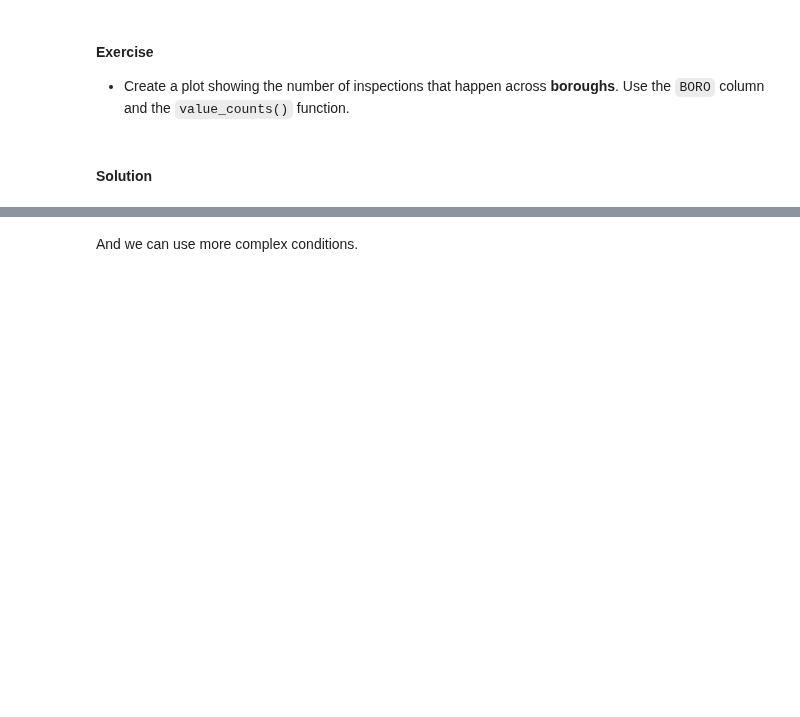
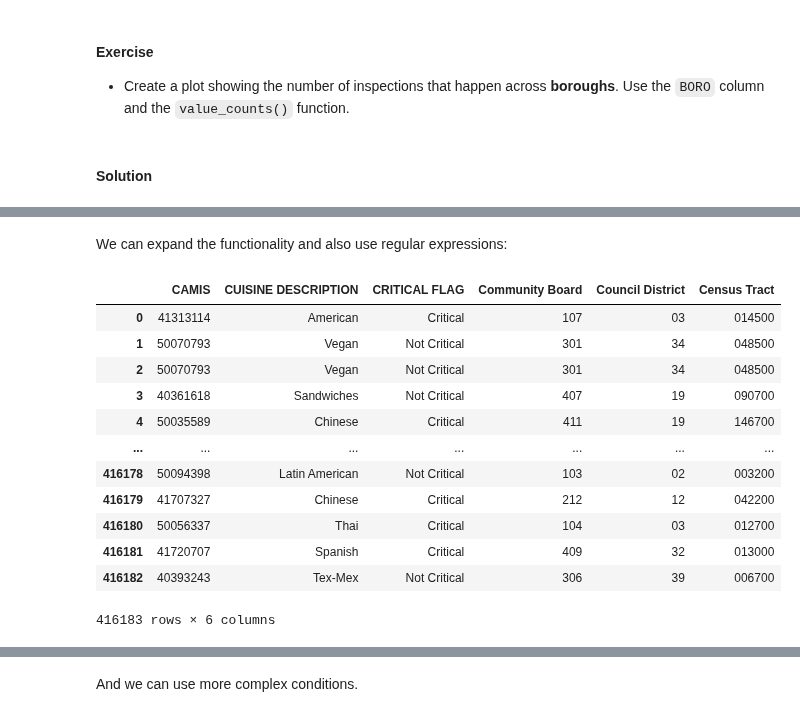
Before and after one commit to ipeirotis/dealing_with_data, a Jupyter notebook: 03-Pandas/A1-Introduction_to_Pandas_with_Examples.ipynb, the cells around one changed output, grey strips where cells are left out. Cells and saved outputs as stored; diff of their text form; code cells hidden in the pictures; blank space fills up the shorter version.

```diff
--- a/03-Pandas/A1-Introduction_to_Pandas_with_Examples.ipynb
+++ b/03-Pandas/A1-Introduction_to_Pandas_with_Examples.ipynb
@@ -317,0 +358,20 @@ restaurants[["GRADE DATE", "VIOLATION CODE", "DBA", "SCORE"]].head(10)
+# %% [markdown]
+We can expand the functionality and also use regular expressions:
+# %%
+restaurants.filter(
+    regex = r'^C' # all the columns that start with C
+)
+# %% [output]
+|  | CAMIS | CUISINE DESCRIPTION | CRITICAL FLAG | Community Board | Council District | Census Tract |
+| 0 | 41313114 | American | Critical | 107 | 03 | 014500 |
+| 1 | 50070793 | Vegan | Not Critical | 301 | 34 | 048500 |
+| 2 | 50070793 | Vegan | Not Critical | 301 | 34 | 048500 |
+| 3 | 40361618 | Sandwiches | Not Critical | 407 | 19 | 090700 |
+| 4 | 50035589 | Chinese | Critical | 411 | 19 | 146700 |
+| ... | ... | ... | ... | ... | ... | ... |
+| 416178 | 50094398 | Latin American | Not Critical | 103 | 02 | 003200 |
+| 416179 | 41707327 | Chinese | Critical | 212 | 12 | 042200 |
+| 416180 | 50056337 | Thai | Critical | 104 | 03 | 012700 |
+| 416181 | 41720707 | Spanish | Critical | 409 | 32 | 013000 |
+| 416182 | 40393243 | Tex-Mex | Not Critical | 306 | 39 | 006700 |
+416183 rows × 6 columns
```
Also changed, not shown: parts of 67 cells of this notebook.
